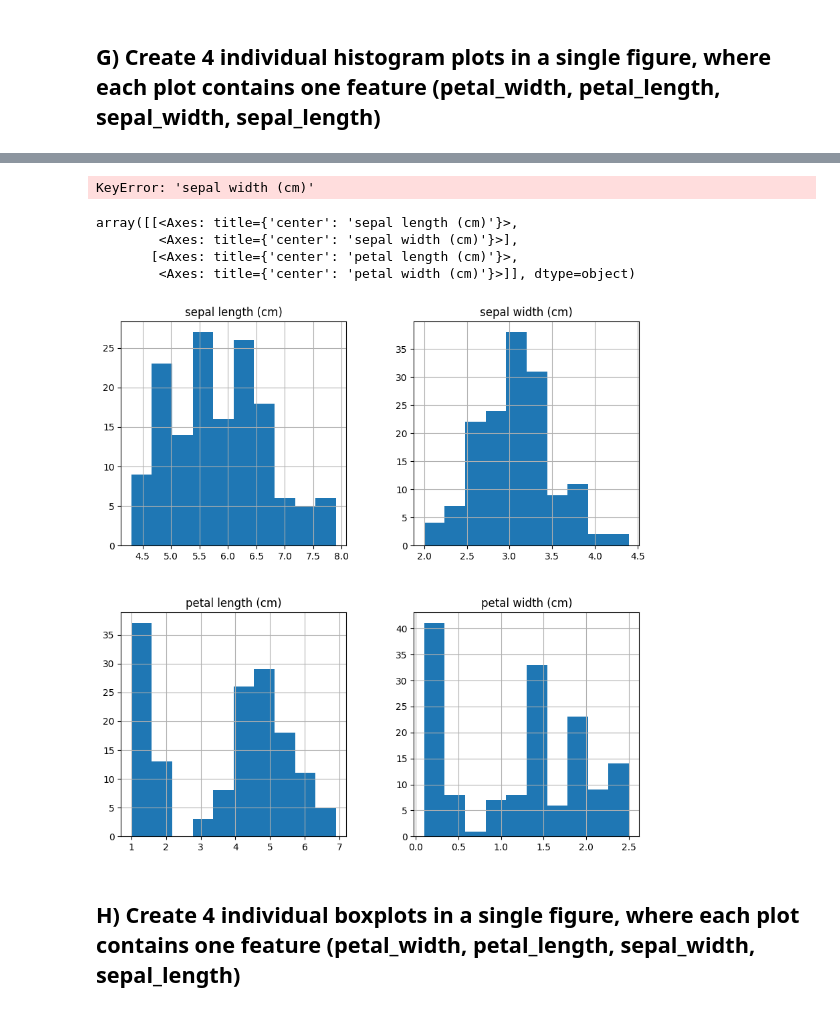
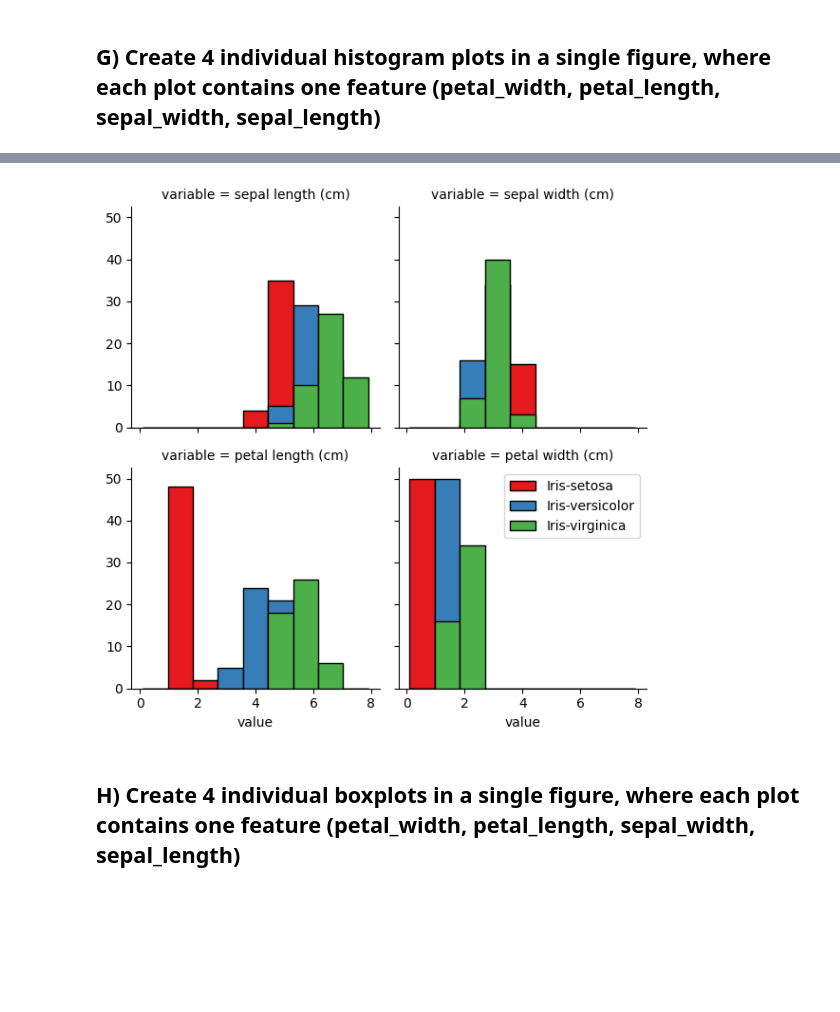
Before and after one commit to EZRA-DVLPR/MachineLearning-Comp542, a Jupyter notebook: assignment2.ipynb, the cells around one changed output, grey strips where cells are left out. Cells and saved outputs as stored; diff of their text form; code cells hidden in the pictures; blank space fills up the shorter version.

```diff
--- a/assignment2.ipynb
+++ b/assignment2.ipynb
@@ -111,17 +106,21 @@ array([[<Axes: title={'center': 'Iris-setosa'}>,
-# %%
-#plots each of the other features against class: setosa, versicolor, virginica
-
-df['class'].hist(by = ['sepal width (cm)', 'sepal length (cm)', 'petal width (cm)', 'petal length (cm)'], figsize = (10,10), legend = True)
-# %% [output]
-KeyError: 'sepal width (cm)'
-# %%
-df.hist( grid = True,  figsize = (10,10))
-# %% [output]
-array([[<Axes: title={'center': 'sepal length (cm)'}>,
-        <Axes: title={'center': 'sepal width (cm)'}>],
-       [<Axes: title={'center': 'petal length (cm)'}>,
-        <Axes: title={'center': 'petal width (cm)'}>]], dtype=object)
-[figure, removed]
+# %%
+#used seaborn instead of pandas since I couldn't find a way to plot the different classes
+#by the other features into 4 graphs in a concise manner using pandas.
+
+import seaborn as sns
+import numpy as np
+
+df2 = pd.melt(df, id_vars = 'class', value_name = 'value',
+              value_vars = ('sepal length (cm)', 'sepal width (cm)', 'petal length (cm)', 'petal width (cm)'))
+bins = np.linspace(df2.value.min(), df2.value.max(), 10)
+g = sns.FacetGrid(df2, col = "variable", hue = "class", palette = "Set1", col_wrap = 2)
+g.map(plt.hist, 'value', bins = bins, ec = 'k')
+
+#know there will be 4 graphs so plot it on the last one (indexing starts from 0)
+g.axes[3].legend()
+plt.show()
+# %% [output]
+[figure, added]
 # %% [markdown]
 ## H) Create 4 individual boxplots in a single figure, where each plot contains one feature (petal_width, petal_length, sepal_width, sepal_length)
 # %%
```
Also changed, not shown: parts of 4 cells of this notebook.
